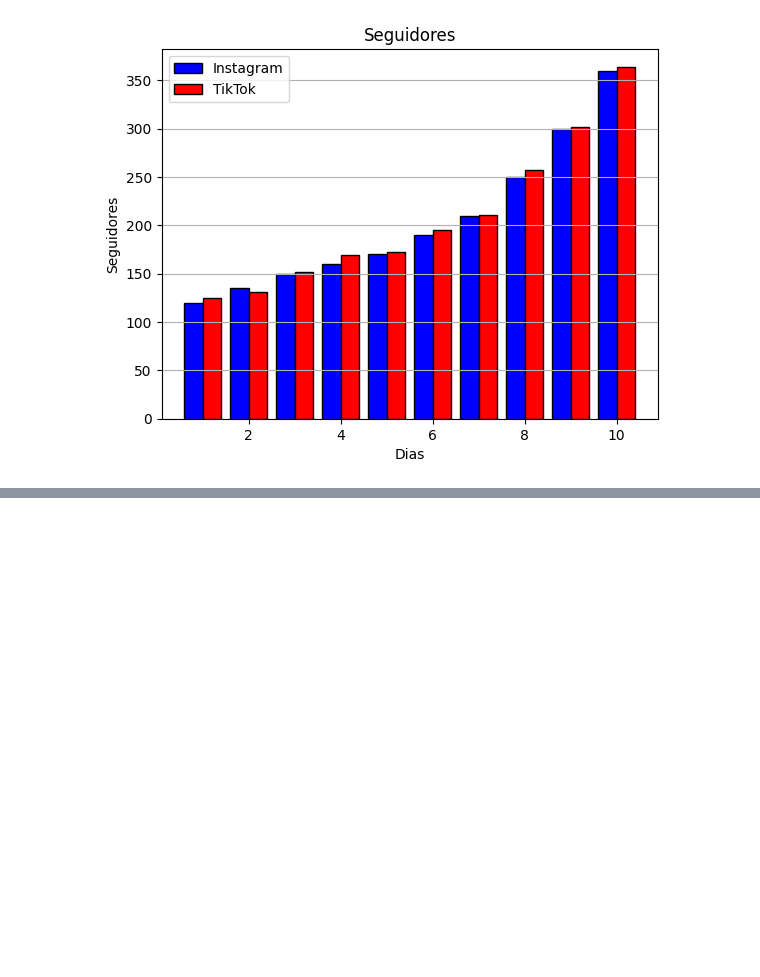
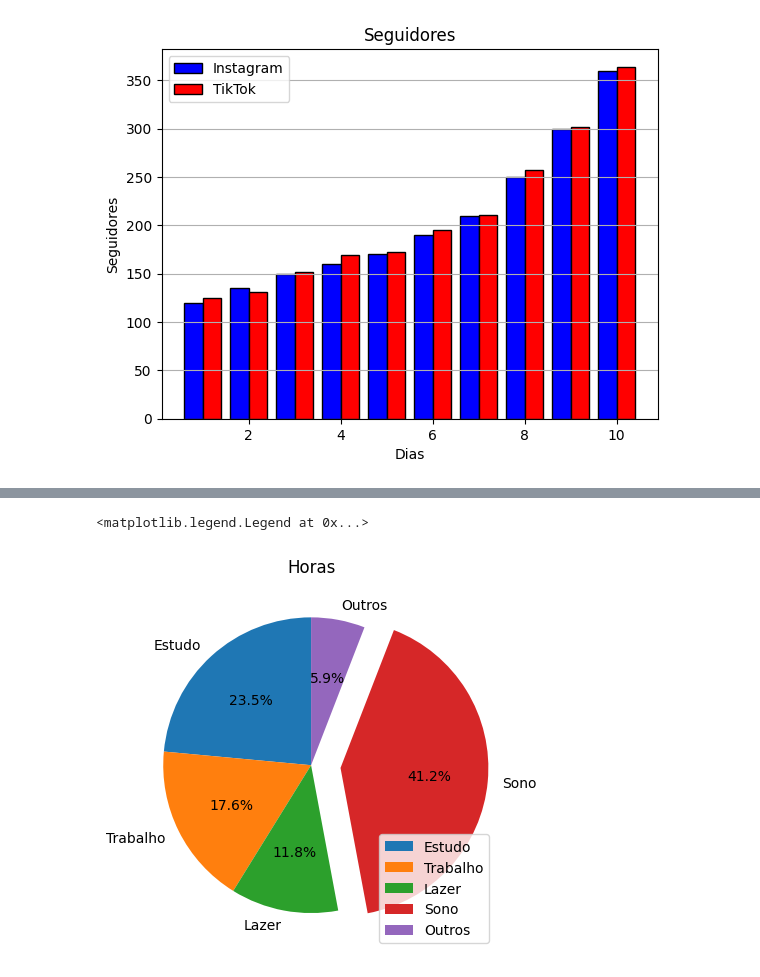
Before and after one commit to Didass7/DataScienceTraining, a Jupyter notebook: notebooks/matplotlibTraining2.ipynb, the cells around one changed output, grey strips where cells are left out. Cells and saved outputs as stored; diff of their text form; code cells hidden in the pictures; blank space fills up the shorter version.

Commit message:
Matplotlib Trainning Part 2
- Finishing the basic training
- Applying it to the Titanic Dataset

```diff
--- a/notebooks/matplotlibTraining2.ipynb
+++ b/notebooks/matplotlibTraining2.ipynb
@@ -46,0 +59,9 @@ plt.legend()
+# %%
+categorias=["Estudo", "Trabalho", "Lazer", "Sono", "Outros"]
+valores=[20,15,10,35,5]
+plt.pie(valores, labels=categorias, autopct='%1.1f%%', explode=[0,0,0,0.2,0], startangle=90)
+plt.title("Horas")
+plt.legend()
+# %% [output]
+<matplotlib.legend.Legend at 0x...>
+[figure, added]
```
Also changed, not shown: parts of 3 cells of this notebook, 1 other file.
